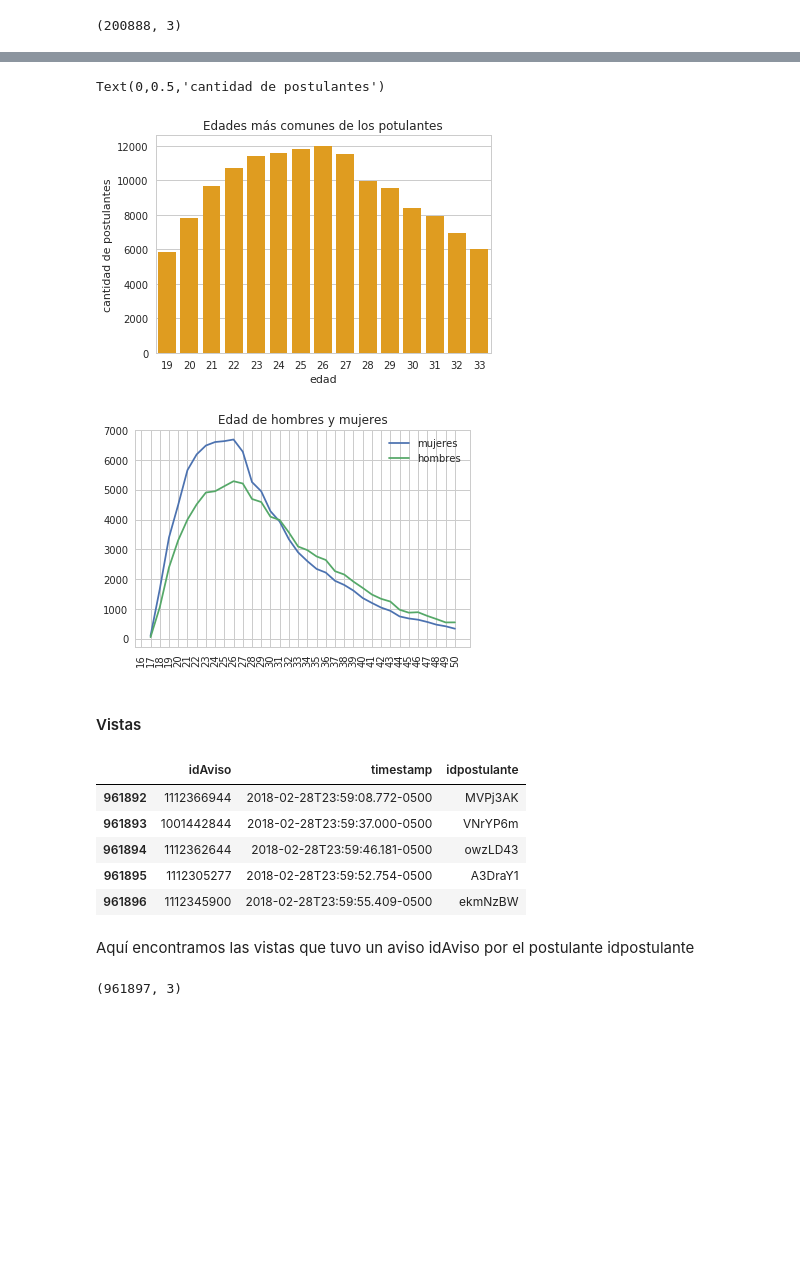
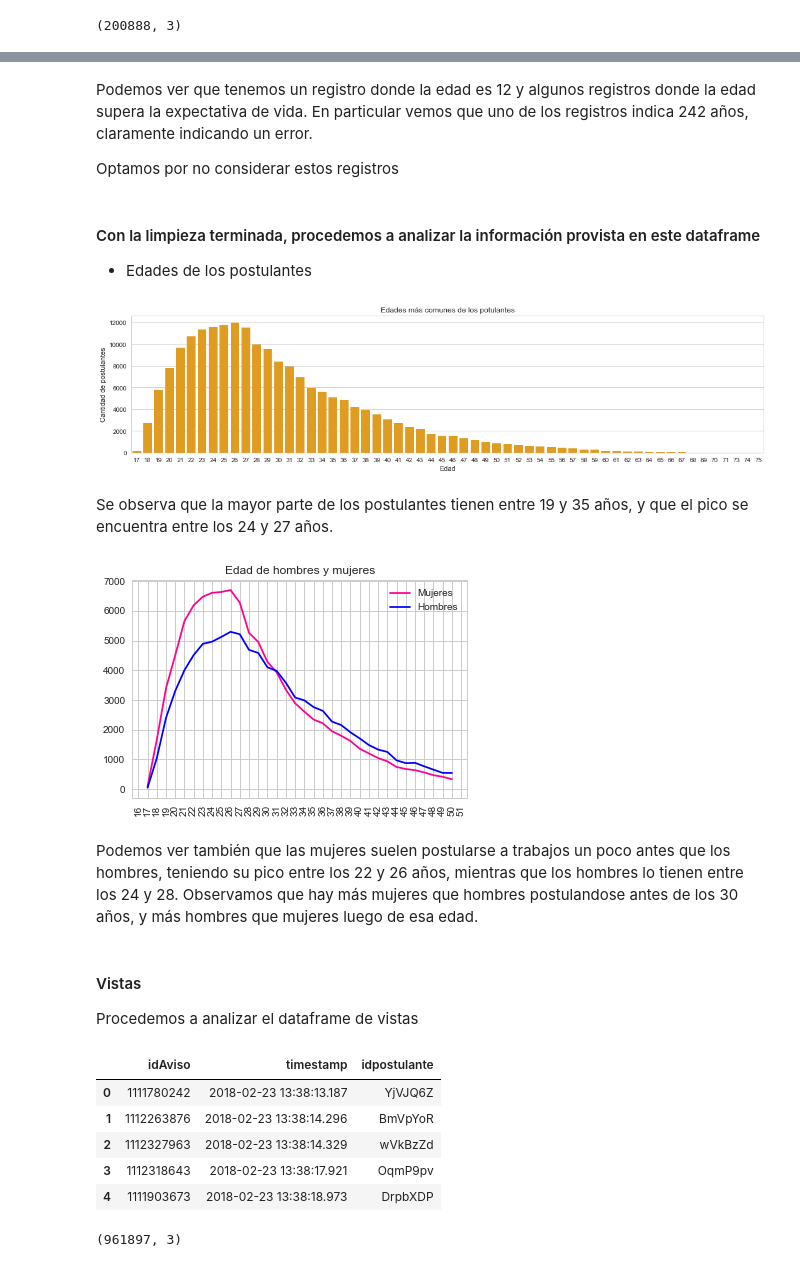
Before and after one commit to FrancoLiberali/tp1-orga-datos-1c2018, a Jupyter notebook: AnalisisExplorario.ipynb, the cells around one changed output, grey strips where cells are left out. Saved outputs shown, nothing was run; the diff lists cells and outputs as text; code cells hidden in the pictures; blank space fills up the shorter version.

Commit message:
Darle forma de TP. Arreglos en parte de vistas/educación

```diff
--- a/AnalisisExplorario.ipynb
+++ b/AnalisisExplorario.ipynb
@@ -143,0 +141,4 @@ pos_gen_edad.shape
+# %%
+pos_gen_edad = pos_gen_edad.loc[~( (pos_gen_edad['fechanacimiento'].isnull()) | (pos_gen_edad['sexo'] == 'NO_DECLARA') )]
+pos_gen_edad.index = range(len(pos_gen_edad)) # Reiniciar índice
+pos_gen_edad.shape
@@ -177,5 +165,6 @@ Vemos que existian 7 datos (196138-196131) que tenian fechas de nacimiento en fo
 # %%
 pos_gen_edad = pos_gen_edad[~(pos_gen_edad['fechanacimiento'].isnull())]
+pos_gen_edad.index = range(len(pos_gen_edad))
 # %%
 pos_gen_edad.info()
 # %% [output]
@@ -211,9 +211,19 @@ pos_gen_edad.head(5)
+# %% [markdown]
+Podemos ver que tenemos un registro donde la edad es 12 y algunos registros donde la edad supera la expectativa de vida. En particular vemos que uno de los registros indica 242 años, claramente indicando un error.
+
+Optamos por no considerar estos registros
+# %%
+pos_gen_edad = pos_gen_edad.loc[~( (pos_gen_edad['edad'] < 16) | (pos_gen_edad['edad'] > 75) )]
+pos_gen_edad.index = range(len(pos_gen_edad))
+# %% [markdown]
+#### Con la limpieza terminada, procedemos a analizar la información provista en este dataframe
+- Edades de los postulantes
 # %%
-edades = pos_gen_edad['edad'].value_counts()[:15]
+edades = pos_gen_edad['edad'].value_counts()
+plt.figure(figsize = (18,4))
 g = sns.barplot(x= edades.index, y=edades.values, orient= 'v', color = 'orange')
 g.set_title('Edades más comunes de los potulantes')
-g.set_xlabel('edad')
-g.set_ylabel('cantidad de postulantes')
+g.set_xlabel('Edad')
+g.set_ylabel('Cantidad de postulantes');
 # %% [output]
-Text(0,0.5,'cantidad de postulantes')
-[figure, old version]
+[figure, new version]
@@ -224,26 +230,29 @@ pos_gen_edad = pos_gen_edad[16 <= pos_gen_edad['edad']]
+# %% [markdown]
+Se observa que la mayor parte de los postulantes tienen entre 19 y 35 años, y que el pico se encuentra entre los 24 y 27 años.
 # %%
 edades_masc = pos_gen_edad[(pos_gen_edad['sexo'] == 'MASC') & (pos_gen_edad['edad'] <= 50) ]['edad'].value_counts().sort_index()
 edades_fem = pos_gen_edad[(pos_gen_edad['sexo'] == 'FEM') & (pos_gen_edad['edad'] <= 50) ]['edad'].value_counts().sort_index()
 plt.figure()
-edades_fem.plot(rot = 90, xticks = range(16,51), label = 'mujeres');
-edades_masc.plot(rot = 90, xticks = range(16,51), label = 'hombres');
+edades_fem.plot(rot = 90, xticks = range(16,52), label = 'Mujeres', color='#FF0090');
+edades_masc.plot(rot = 90, xticks = range(16,52), label = 'Hombres', color='blue');
 plt.title('Edad de hombres y mujeres')
 plt.legend();
 # %% [output]
-[figure, old version]
+[figure, new version]
-# %% [markdown]
-#### Vistas
+# %% [markdown]
+Podemos ver también que las mujeres suelen postularse a trabajos un poco antes que los hombres, teniendo su pico entre los 22 y 26 años, mientras que los hombres lo tienen entre los 24 y 28. Observamos que hay más mujeres que hombres postulandose antes de los 30 años, y más hombres que mujeres luego de esa edad.
+# %% [markdown]
+#### Vistas
+Procedemos a analizar el dataframe de vistas
 # %%
-vistas.tail(5)
+vistas.head(5)
 # %% [output]
 |  | idAviso | timestamp | idpostulante |
-| 961892 | 1112366944 | 2018-02-28T23:59:08.772-0500 | MVPj3AK |
-| 961893 | 1001442844 | 2018-02-28T23:59:37.000-0500 | VNrYP6m |
-| 961894 | 1112362644 | 2018-02-28T23:59:46.181-0500 | owzLD43 |
-| 961895 | 1112305277 | 2018-02-28T23:59:52.754-0500 | A3DraY1 |
-| 961896 | 1112345900 | 2018-02-28T23:59:55.409-0500 | ekmNzBW |
+| 0 | 1111780242 | 2018-02-23 13:38:13.187 | YjVJQ6Z |
+| 1 | 1112263876 | 2018-02-23 13:38:14.296 | BmVpYoR |
+| 2 | 1112327963 | 2018-02-23 13:38:14.329 | wVkBzZd |
+| 3 | 1112318643 | 2018-02-23 13:38:17.921 | OqmP9pv |
+| 4 | 1111903673 | 2018-02-23 13:38:18.973 | DrpbXDP |
-# %% [markdown]
-Aquí encontramos las vistas que tuvo un aviso idAviso por el postulante idpostulante
 # %%
 vistas.shape
 # %% [output]
```
Also changed, not shown: parts of 43 cells of this notebook.
